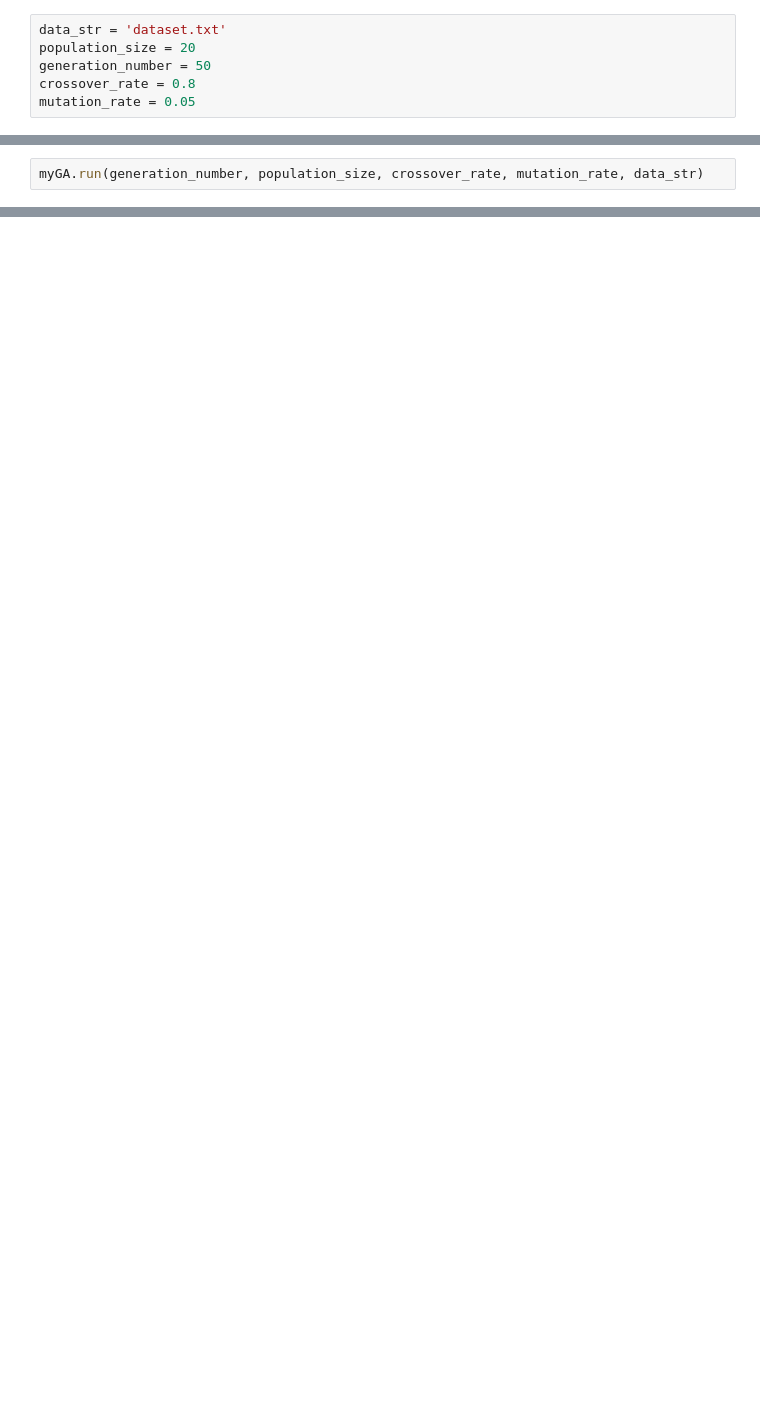
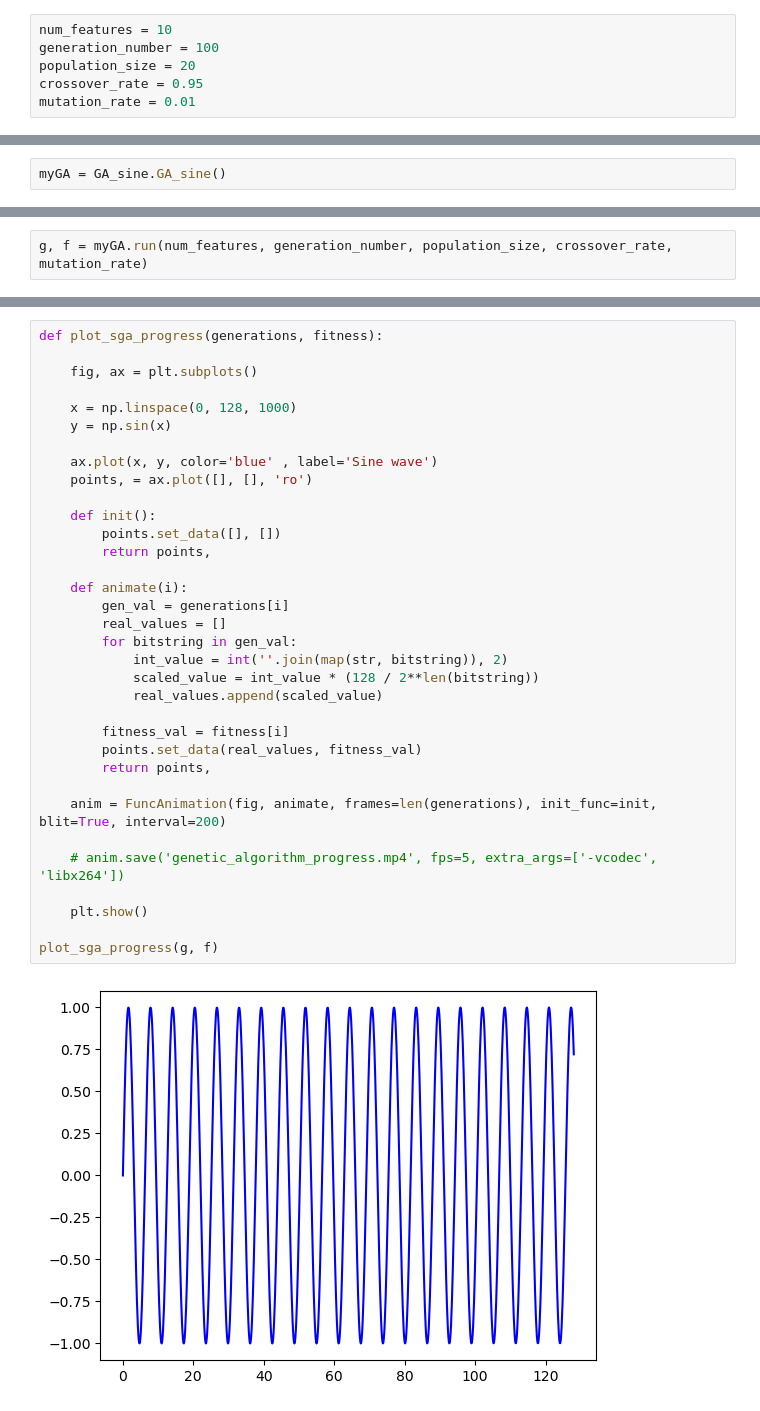
Before and after one commit to TristanWolfram/BioAi_Projects, a Jupyter notebook: Project_1/GA-demo.ipynb, the cells around one changed output, grey strips where cells are left out. Drawn from its saved outputs; the diff is of its cells as text; blank space fills up the shorter version.

```diff
--- a/Project_1/GA-demo.ipynb
+++ b/Project_1/GA-demo.ipynb
@@ -3,6 +6,6 @@ import GA
 # %%
-data_str = 'dataset.txt'
+num_features = 10
+generation_number = 100
 population_size = 20
-generation_number = 50
-crossover_rate = 0.8
-mutation_rate = 0.05
+crossover_rate = 0.95
+mutation_rate = 0.01
@@ -12,0 +12,2 @@ Initialized GA
+# %%
+myGA = GA_sine.GA_sine()
@@ -13,3 +16,3 @@ Initialized GA
 # %%
-myGA.run(generation_number, population_size, crossover_rate, mutation_rate, data_str)
+g, f = myGA.run(num_features, generation_number, population_size, crossover_rate, mutation_rate)
 # %% [output]
@@ -32,0 +36,36 @@ generated offspring: [[1 0 0 1 1 0 1 1 1 0 1 0 0 0 1 1 1 0 1 1 1 1 0 0 1 1 1 0 0
+# %%
+def plot_sga_progress(generations, fitness):
+
+    fig, ax = plt.subplots()
+
+    x = np.linspace(0, 128, 1000)
+    y = np.sin(x)
+
+    ax.plot(x, y, color='blue' , label='Sine wave')
+    points, = ax.plot([], [], 'ro')
+
+    def init():
+        points.set_data([], [])
+        return points,
+
+    def animate(i):
+        gen_val = generations[i]
+        real_values = []
+        for bitstring in gen_val:
+            int_value = int(''.join(map(str, bitstring)), 2)
+            scaled_value = int_value * (128 / 2**len(bitstring))
+            real_values.append(scaled_value)
+
+        fitness_val = fitness[i]
+        points.set_data(real_values, fitness_val)
+        return points,
+
+    anim = FuncAnimation(fig, animate, frames=len(generations), init_func=init, blit=True, interval=200)
+
+    # anim.save('genetic_algorithm_progress.mp4', fps=5, extra_args=['-vcodec', 'libx264'])
+
+    plt.show()
+
+plot_sga_progress(g, f)
+# %% [output]
+[figure, added]
```
Also changed, not shown: parts of 8 cells of this notebook, 4 other files.
